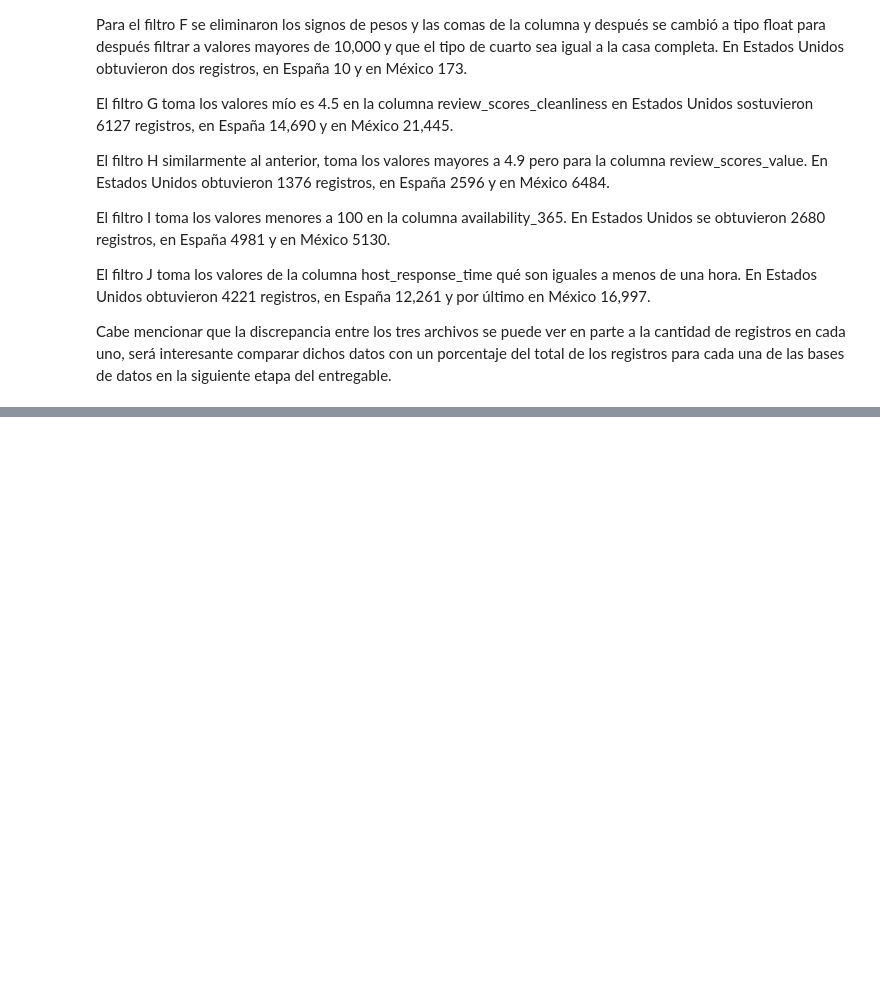
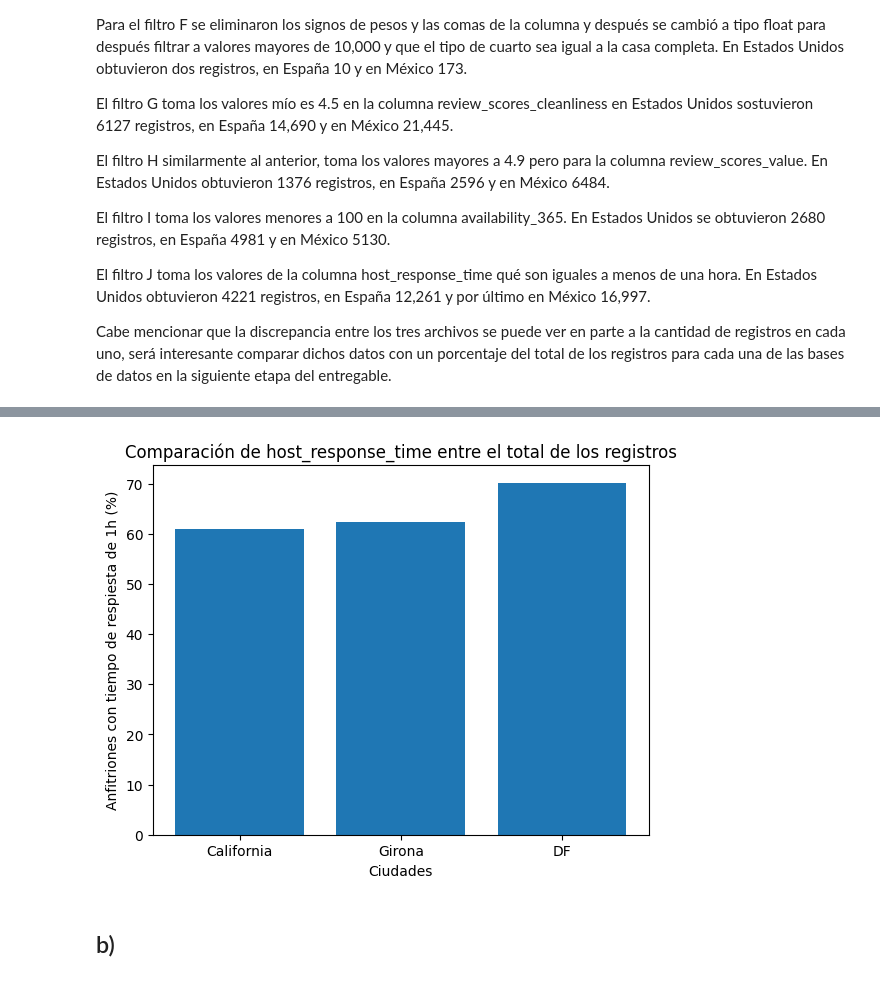
Before and after one commit to MSebastian3/Evaluacion, a Jupyter notebook: Actividad_5_(Evaluación).ipynb, the cells around one changed output, grey strips where cells are left out. Saved outputs shown, nothing was run; the diff lists cells and outputs as text; code cells hidden in the pictures; blank space fills up the shorter version.

```diff
--- a/Actividad_5_(Evaluación).ipynb
+++ b/Actividad_5_(Evaluación).ipynb
@@ -614,14 +607,14 @@ concatenadoeua["price"] = concatenadoeua["price"].str.replace(',', '').str.repla
 # %%
-filtroa_mex = concatenadoeua[concatenadoeua["host_acceptance_rate"] > 50]
-filtrob_mex = concatenadoeua[concatenadoeua["host_is_superhost"] == "t"]
-filtroc_mex = concatenadoeua[concatenadoeua["host_identity_verified"] == "f"]
-filtrod_mex = concatenadoeua[concatenadoeua["property_type"].isin(["Private room", "Hotel room"])]
-filtroe_mex = concatenadoeua[concatenadoeua["bathrooms_text"] > 1]
-filtrof_mex = concatenadoeua.loc[(concatenadoeua['price'] > 10000) & (concatenadoeua['room_type'] == 'Entire home/apt')]
-filtrog_mex = concatenadoeua[concatenadoeua["review_scores_cleanliness"] > 4.5]
-filtroh_mex = concatenadoeua[concatenadoeua["review_scores_value"] > 4.9]
-filtroi_mex = concatenadoeua[concatenadoeua["availability_365"] < 100]
-filtroj_mex = concatenadoeua[concatenadoeua["host_response_time"] == "within an hour"]
+filtroa_mex = concatenadomex[concatenadomex["host_acceptance_rate"] > 50]
+filtrob_mex = concatenadomex[concatenadomex["host_is_superhost"] == "t"]
+filtroc_mex = concatenadomex[concatenadomex["host_identity_verified"] == "f"]
+filtrod_mex = concatenadomex[concatenadomex["property_type"].isin(["Private room", "Hotel room"])]
+filtroe_mex = concatenadomex[concatenadomex["bathrooms_text"] > 1]
+filtrof_mex = concatenadomex.loc[(concatenadomex['price'] > 10000) & (concatenadomex['room_type'] == 'Entire home/apt')]
+filtrog_mex = concatenadomex[concatenadomex["review_scores_cleanliness"] > 4.5]
+filtroh_mex = concatenadomex[concatenadomex["review_scores_value"] > 4.9]
+filtroi_mex = concatenadomex[concatenadomex["availability_365"] < 100]
+filtroj_mex = concatenadomex[concatenadomex["host_response_time"] == "within an hour"]
 # %% [markdown]
 ### Guardar a CSV
 # %%
@@ -679,0 +730,27 @@ Cabe mencionar que la discrepancia entre los tres archivos se puede ver en parte
+# %%
+#a)
+# Obtener la media de las tasas de aceptación en cada dataframe
+eua_mean = ((filtroj_eua['host_response_time'].count())/concatenadoeua['host_response_time'].count())*100
+esp_mean = ((filtroj_esp['host_response_time'].count())/concatenadoesp['host_response_time'].count())*100
+mex_mean = ((filtroj_mex['host_response_time'].count())/concatenadomex['host_response_time'].count())*100
+
+# Crear una lista con los valores medios
+means = [eua_mean, esp_mean, mex_mean]
+
+# Crear una lista con los nombres de los dataframes
+names = ['California', 'Girona', 'DF']
+
+# Crear la gráfica de barras
+plt.bar(names, means)
+
+# Añadir título y etiquetas a los ejes
+plt.title('Comparación de host_response_time entre el total de los registros')
+plt.xlabel('Ciudades')
+plt.ylabel('Anfitriones con tiempo de respiesta de 1h (%)')
+
+# Mostrar la gráfica
+plt.show()
+# %% [output]
+[figure, added]
+# %% [markdown]
+## b)
```
Also changed, not shown: parts of 65 cells of this notebook.
